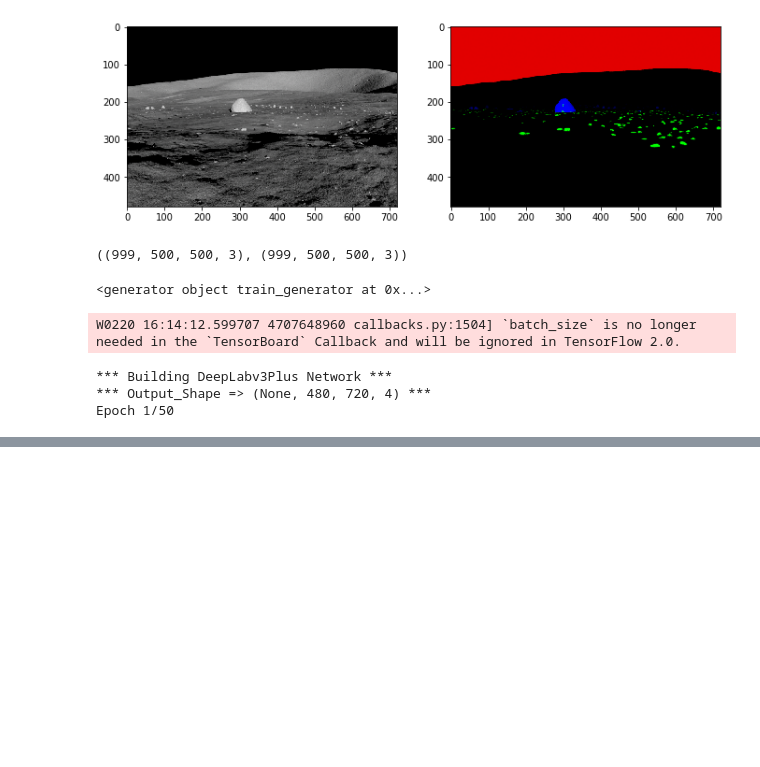
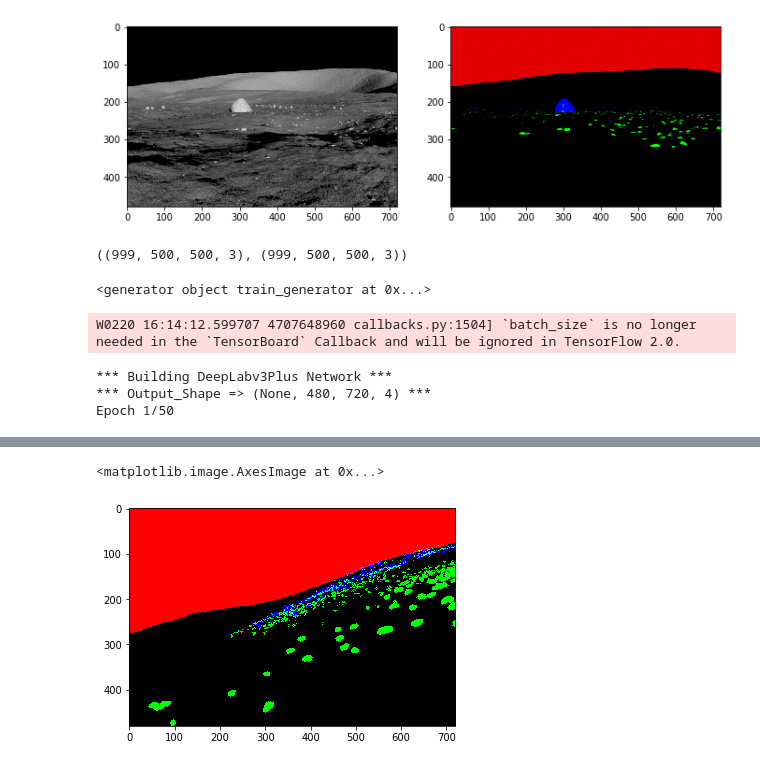
Before and after one commit to Atomoxide/Moon-Photo-Segmentation, a Jupyter notebook: FCN/Untitled.ipynb, the cells around one changed output, grey strips where cells are left out. Drawn from its saved outputs; the diff is of its cells as text; code cells hidden in the pictures; blank space fills up the shorter version.

```diff
--- a/FCN/Untitled.ipynb
+++ b/FCN/Untitled.ipynb
@@ -154,0 +165,3 @@ train_dataset
+# %%
+gt_image = scipy.misc.imresize(scipy.misc.imread('/Users/chenwu/Downloads/artificial-lunar-rocky-landscape-dataset/images/ground/ground0012.png'), (480,720))
+gt_image.shape
@@ -154,0 +176,2 @@ train_dataset
+# %%
+gt_image = np.where(gt_image!=0,255,gt_image)
@@ -154,0 +180,5 @@ train_dataset
+# %%
+plt.imshow(np.where(gt_image!=0,255,gt_image))
+# %% [output]
+<matplotlib.image.AxesImage at 0x...>
+[figure, added]
```
Also changed, not shown: parts of 18 cells of this notebook, 6 other files.
